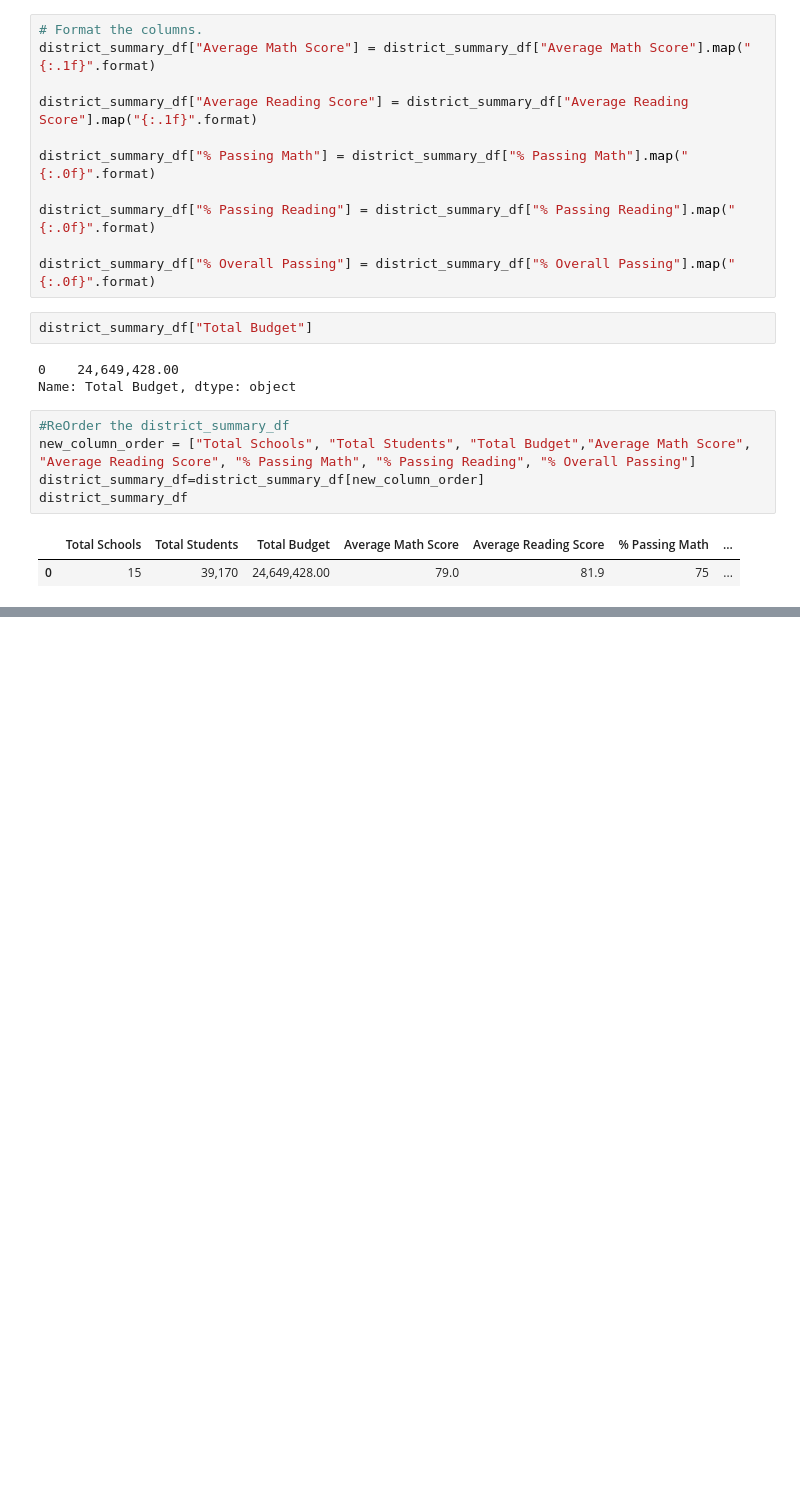
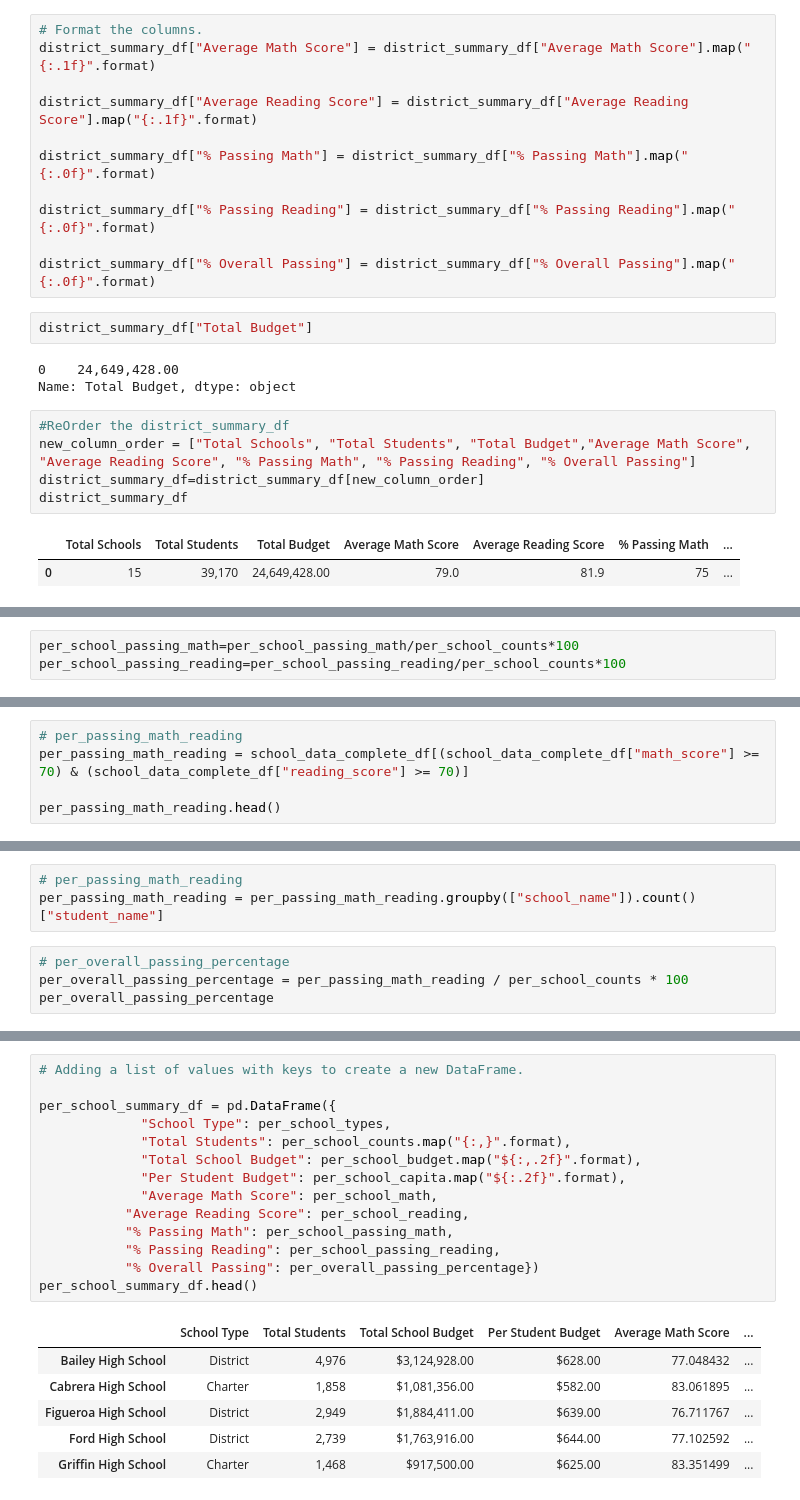
Before and after one commit to josephbassil/School_District_Analysis_Aug, a Jupyter notebook: PyCitySchools_Aug.ipynb, the cells around one changed output, grey strips where cells are left out. Cells and saved outputs as stored; diff of their text form; blank space fills up the shorter version.

Commit message:
per_school_summary_df

```diff
--- a/PyCitySchools_Aug.ipynb
+++ b/PyCitySchools_Aug.ipynb
@@ -442,0 +627,3 @@ district_summary_df
+# %%
+per_school_passing_math=per_school_passing_math/per_school_counts*100
+per_school_passing_reading=per_school_passing_reading/per_school_counts*100
@@ -442,0 +649,5 @@ district_summary_df
+# %%
+# per_passing_math_reading
+per_passing_math_reading = school_data_complete_df[(school_data_complete_df["math_score"] >= 70) & (school_data_complete_df["reading_score"] >= 70)]
+
+per_passing_math_reading.head()
@@ -442,0 +661,7 @@ district_summary_df
+# %%
+# per_passing_math_reading
+per_passing_math_reading = per_passing_math_reading.groupby(["school_name"]).count()["student_name"]
+# %%
+# per_overall_passing_percentage
+per_overall_passing_percentage = per_passing_math_reading / per_school_counts * 100
+per_overall_passing_percentage
@@ -442,0 +699,21 @@ district_summary_df
+# %%
+# Adding a list of values with keys to create a new DataFrame.
+
+per_school_summary_df = pd.DataFrame({
+             "School Type": per_school_types,
+             "Total Students": per_school_counts.map("{:,}".format),
+             "Total School Budget": per_school_budget.map("${:,.2f}".format),
+             "Per Student Budget": per_school_capita.map("${:.2f}".format),
+             "Average Math Score": per_school_math,
+           "Average Reading Score": per_school_reading,
+           "% Passing Math": per_school_passing_math,
+           "% Passing Reading": per_school_passing_reading,
+           "% Overall Passing": per_overall_passing_percentage})
+per_school_summary_df.head()
+# %% [output]
+|  | School Type | Total Students | Total School Budget | Per Student Budget | Average Math Score | ... |
+| Bailey High School | District | 4,976 | $3,124,928.00 | $628.00 | 77.048432 | ... |
+| Cabrera High School | Charter | 1,858 | $1,081,356.00 | $582.00 | 83.061895 | ... |
+| Figueroa High School | District | 2,949 | $1,884,411.00 | $639.00 | 76.711767 | ... |
+| Ford High School | District | 2,739 | $1,763,916.00 | $644.00 | 77.102592 | ... |
+| Griffin High School | Charter | 1,468 | $917,500.00 | $625.00 | 83.351499 | ... |
```
Also changed, not shown: parts of 20 cells of this notebook.
